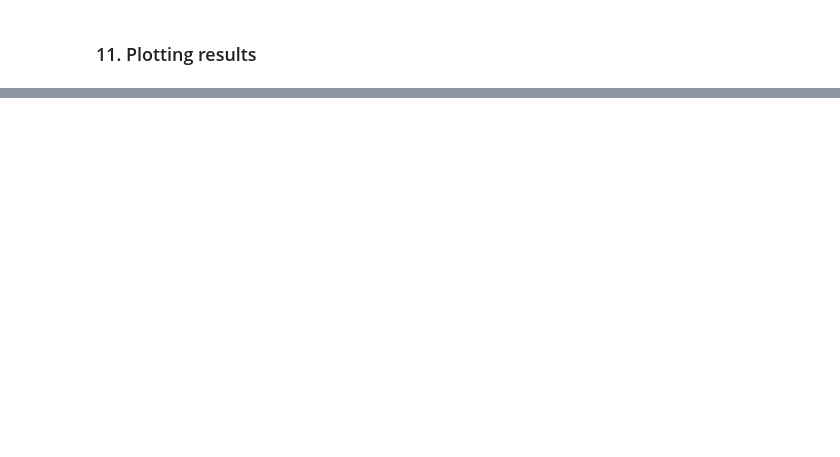
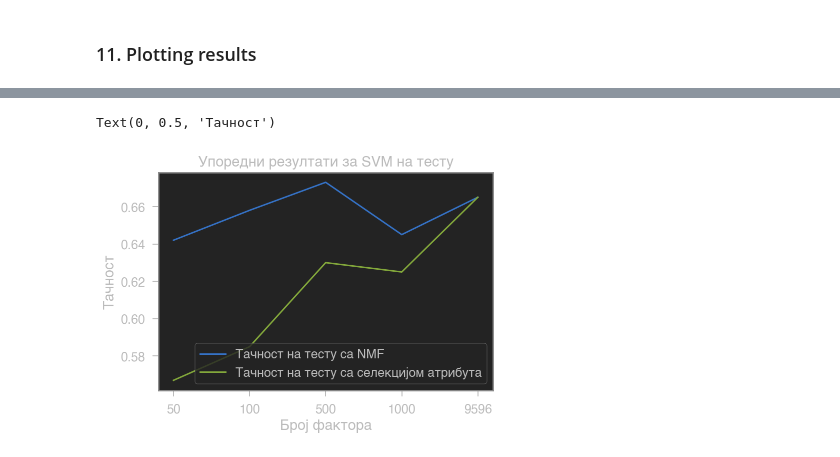
Before and after one commit to mmiljkovic15/master_rad, a Jupyter notebook: dimension_reduction_with_nmf.ipynb, the cells around one changed output, grey strips where cells are left out. Drawn from its saved outputs; the diff is of its cells as text; code cells hidden in the pictures; blank space fills up the shorter version.

```diff
--- a/dimension_reduction_with_nmf.ipynb
+++ b/dimension_reduction_with_nmf.ipynb
@@ -709,0 +1020,9 @@ Text(0, 0.5, 'Result')
+# %%
+plt.plot(factors, accuracy_svm_test, accuracy_svm_test_fs)
+plt.legend(['Тачност на тесту са NMF', 'Тачност на тесту са селекцијом атрибута'])
+plt.title('Упоредни резултати за SVM на тесту')
+plt.xlabel('Број фактора')
+plt.ylabel('Тачност')
+# %% [output]
+Text(0, 0.5, 'Тачност')
+[figure, added]
```
Also changed, not shown: parts of 43 cells of this notebook.
